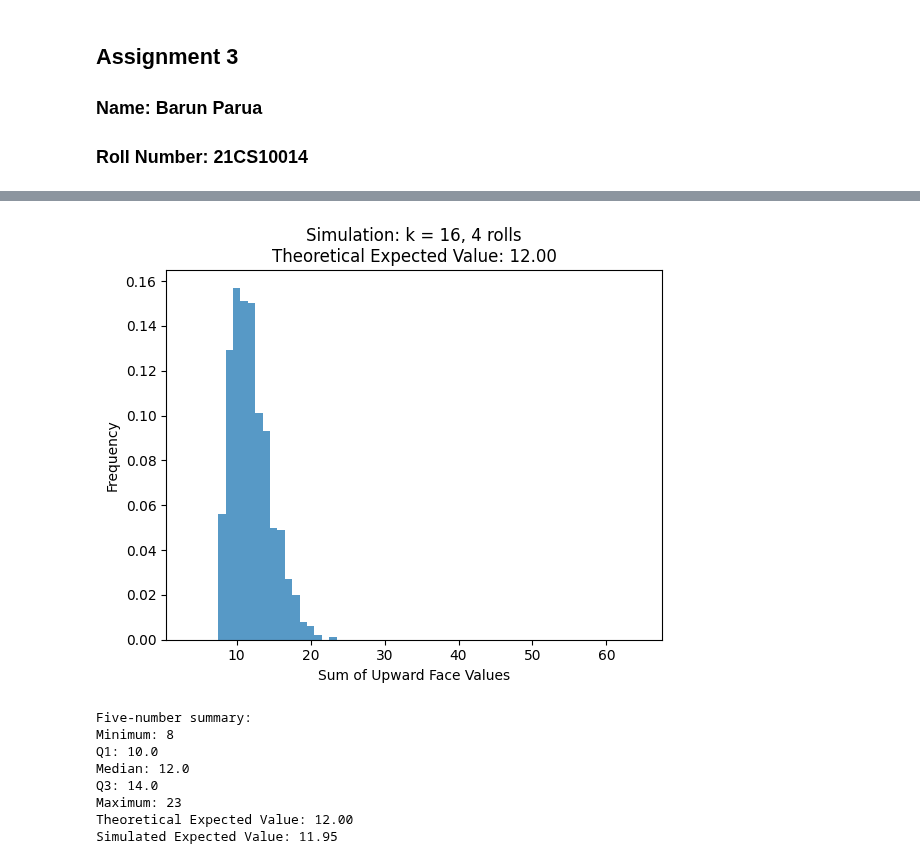
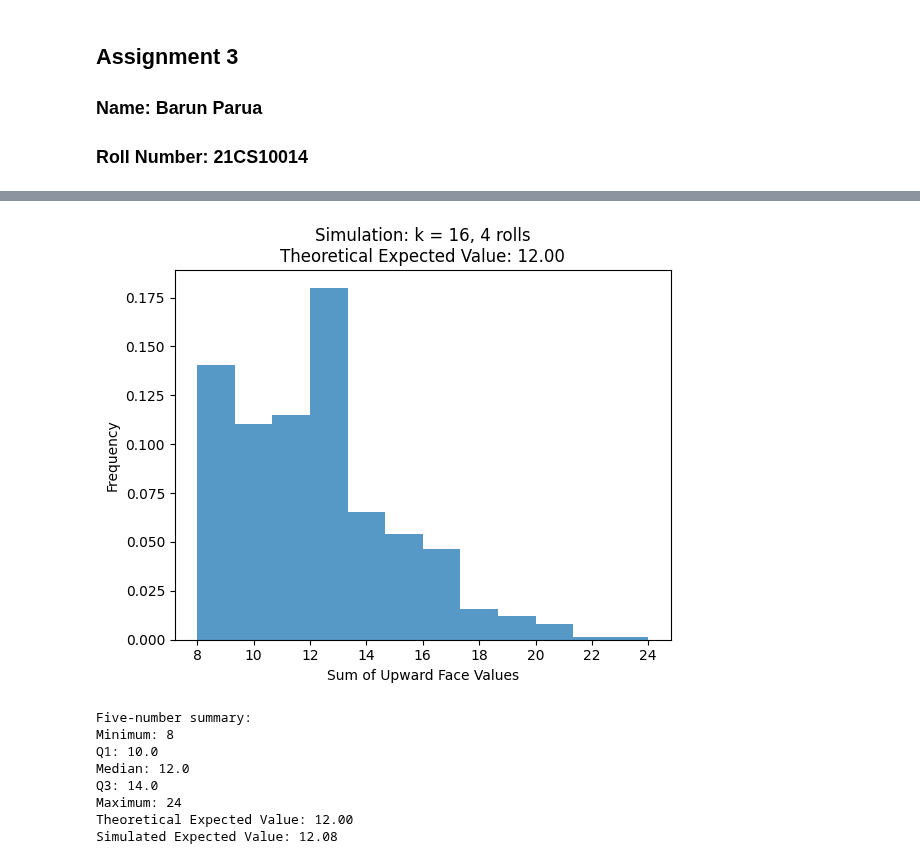
Before and after one commit to Baron105/ML-Assignments, a Jupyter notebook: CS60050/ML_Assignment_3/21CS10014_Barun_Parua/Q2/Q_2.ipynb, the cells around one changed output, grey strips where cells are left out. Cells and saved outputs as stored; diff of their text form; code cells hidden in the pictures.

```diff
--- a/CS60050/ML_Assignment_3/21CS10014_Barun_Parua/Q2/Q_2.ipynb
+++ b/CS60050/ML_Assignment_3/21CS10014_Barun_Parua/Q2/Q_2.ipynb
@@ -107,37 +107,37 @@ Simulated Expected Value: 18.90
 # %%
 # Perform the simulation for k = 16 and num_rolls = 4
 k = 16
 num_rolls = 4
 results = simulate_rolls(k, num_rolls)
 expected_value = theoretical_expected_value(k, num_rolls)
 
 # Plot a histogram
-plt.hist(results, bins=np.arange(num_rolls, k * num_rolls + 2) - 0.5, density=True, alpha=0.75)
+plt.hist(results, bins=12, density=True, alpha=0.75)
 plt.xlabel('Sum of Upward Face Values')
 plt.ylabel('Frequency')
 plt.title(f'Simulation: k = {k}, {num_rolls} rolls\nTheoretical Expected Value: {expected_value:.2f}')
 plt.show()
 
 # Print five-number summary
 print("Five-number summary:")
 q1, median, q3 = np.percentile(results, [25, 50, 75])
 minimum, maximum = min(results), max(results)
 print(f"Minimum: {minimum}")
 print(f"Q1: {q1}")
 print(f"Median: {median}")
 print(f"Q3: {q3}")
 print(f"Maximum: {maximum}")
 
 # Print the theoretical and simulated expected values
 print(f"Theoretical Expected Value: {expected_value:.2f}")
 print(f"Simulated Expected Value: {np.mean(results):.2f}")
 # %% [output]
-[figure, old version]
+[figure, new version]
 Five-number summary:
 Minimum: 8
 Q1: 10.0
 Median: 12.0
 Q3: 14.0
-Maximum: 23
+Maximum: 24
 Theoretical Expected Value: 12.00
-Simulated Expected Value: 11.95
+Simulated Expected Value: 12.08
```
Also changed, not shown: parts of 2 cells of this notebook.
